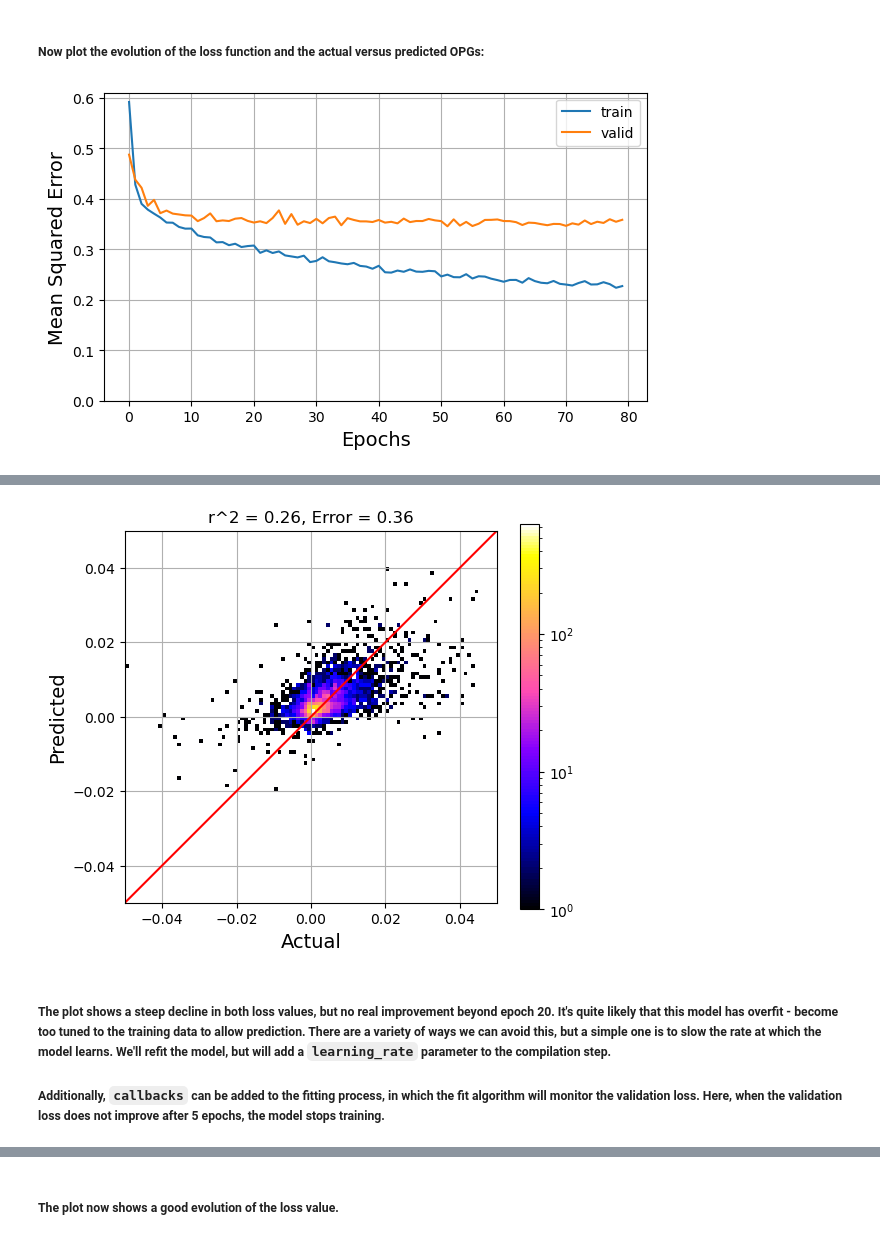
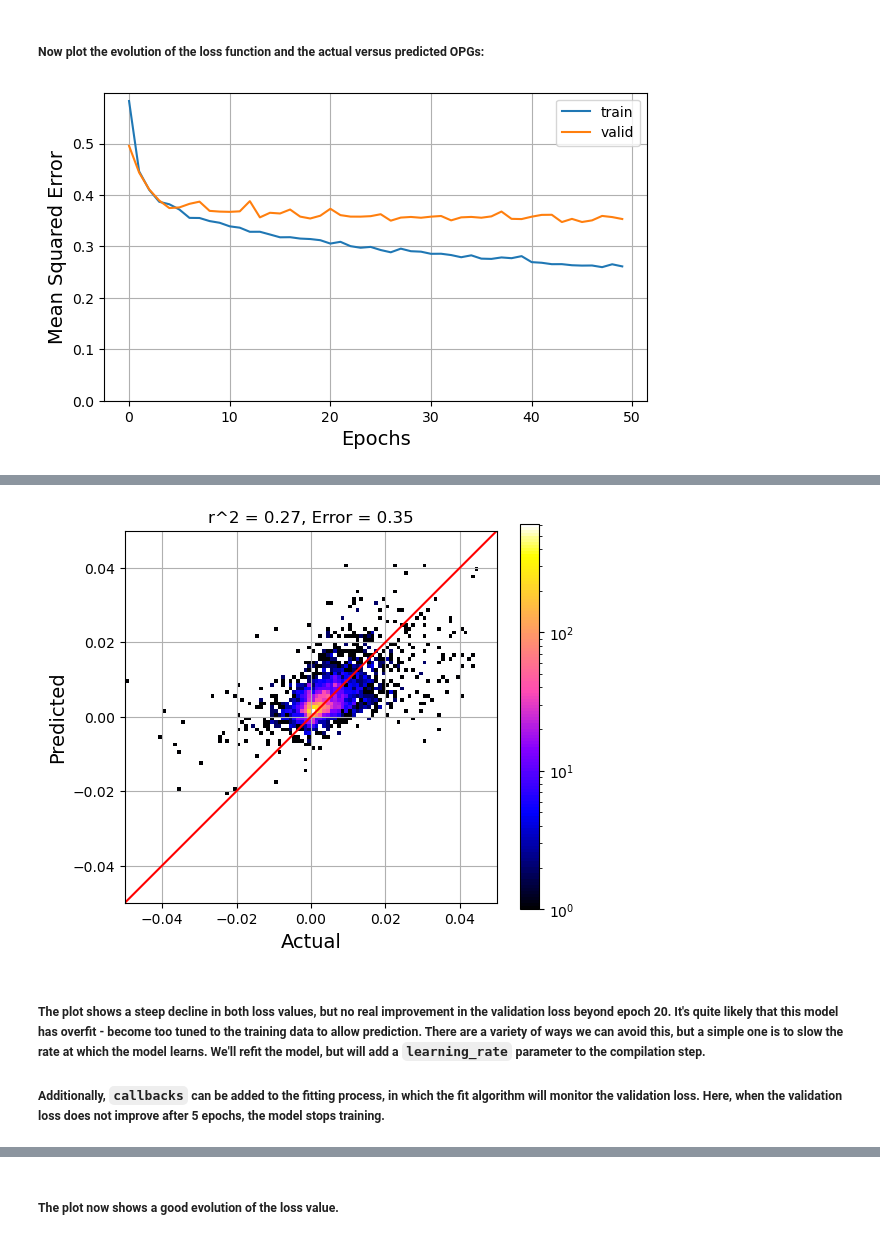
Before and after one commit to s-wolvin/OPG-CNN-Northern-Utah-CIROH-Workshop, a Jupyter notebook: scripts/CIROH_CNN.ipynb, the cells around one changed output, grey strips where cells are left out. Cells and saved outputs as stored; diff of their text form; code cells hidden in the pictures.

```diff
--- a/scripts/CIROH_CNN.ipynb
+++ b/scripts/CIROH_CNN.ipynb
@@ -266,7 +266,7 @@ model.compile(loss = 'mean_squared_error',
 
 ##### As the model continues to train, you should see the loss decrease for both of these, but will likely stabilize at a certain point.
 # %%
-epochs = 80
+epochs = 50
 hist = model.fit(train_atmos, train_opg, # training data
                   batch_size = batch_size,
                   epochs = epochs,                        # epochs
@@ -293,7 +293,7 @@ Epoch 80/80
 # %% [markdown]
 ##### Now plot the evolution of the loss function and the actual versus predicted OPGs:
 # %%
-def plot_loss(hist_obs):
+def plot_loss(hist_obs, name):
     # Define label sizes
     label_size = 14
     tick_size = 12
@@ -310,10 +310,10 @@ def plot_loss(hist_obs):
 
     # Save and show figure
     path = "../figures/"
-    plt.savefig(f"{path}eval_loss.png", dpi=200, transparent=True,  bbox_inches='tight')
+    plt.savefig(f"{path}eval_loss_{name}.png", dpi=200, transparent=True,  bbox_inches='tight')
     plt.show()
 
-def plot_act_pred(modelx, hist_obs):
+def plot_act_pred(modelx, hist_obs, name):
     # Using our fitted model, predict OPGs from the testing subset.
     predicted = modelx.predict(test_atmos)
 
@@ -346,33 +346,38 @@ def plot_act_pred(modelx, hist_obs):
     label_size = 14
     tick_size = 12
 
     # Create Figure
     plt.figure(figsize=(6, 5))
 
     # Formulate the heatmap variables
     heatmap, xedges, yedges = np.histogram2d(np.reshape(actual, -1), np.reshape(predicted, -1), bins=100,
                                  range=[[min_val, max_val],[min_val, max_val]])
     extent = [xedges[0], xedges[-1], yedges[0], yedges[-1]]
 
     # Plot heatmap
     plt.imshow(heatmap.T, extent=extent, origin='lower', cmap=cmap_gnuplot2, norm=colors.LogNorm())
 
     # Plot One-to-one line
     plt.plot([xedges[0], xedges[-1]], [yedges[0], yedges[-1]], c='red')
 
     # corr
     corr = np.round(np.corrcoef(actual, predicted)[0,1]**2 , 2)
     last_mse = np.round(hist_obs.history['val_loss'][-1], 2)
 
     # Add labels, gridlines, and colorbar
     plt.xlabel("Actual", fontsize=label_size)
     plt.ylabel("Predicted", fontsize=label_size)
     plt.title("r^2 = " + str(corr) + ", Error = " + str(last_mse))
     plt.grid(True)
     plt.colorbar()
 
+    # Save and show figure
+    path = "../figures/"
+    plt.savefig(f"{path}eval_act_pred_{name}.png", dpi=200, transparent=True,  bbox_inches='tight')
+    plt.show()
 
-plot_loss(hist)
-plot_act_pred(model, hist)
+
+plot_loss(hist, 'model_01')
+plot_act_pred(model, hist, 'model_01')
 # %% [output]
-[figure, old version]
+[figure, new version]
@@ -380,6 +385,6 @@ plot_act_pred(model, hist)
-[figure, old version]
+[figure, new version]
 # %% [markdown]
-##### The plot shows a steep decline in both loss values, but no real improvement beyond epoch 20. It's quite likely that this model has overfit - become too tuned to the training data to allow prediction. There are a variety of ways we can avoid this, but a simple one is to slow the rate at which the model learns. We'll refit the model, but will add a `learning_rate` parameter to the compilation step.
+##### The plot shows a steep decline in both loss values, but no real improvement in the validation loss beyond epoch 20. It's quite likely that this model has overfit - become too tuned to the training data to allow prediction. There are a variety of ways we can avoid this, but a simple one is to slow the rate at which the model learns. We'll refit the model, but will add a `learning_rate` parameter to the compilation step.
 
 ##### Additionally, `callbacks` can be added to the fitting process, in which the fit algorithm will monitor the validation loss. Here, when the validation loss does not improve after 5 epochs, the model stops training.
 # %%
```
Also changed, not shown: parts of 8 cells of this notebook, 27 other files.
